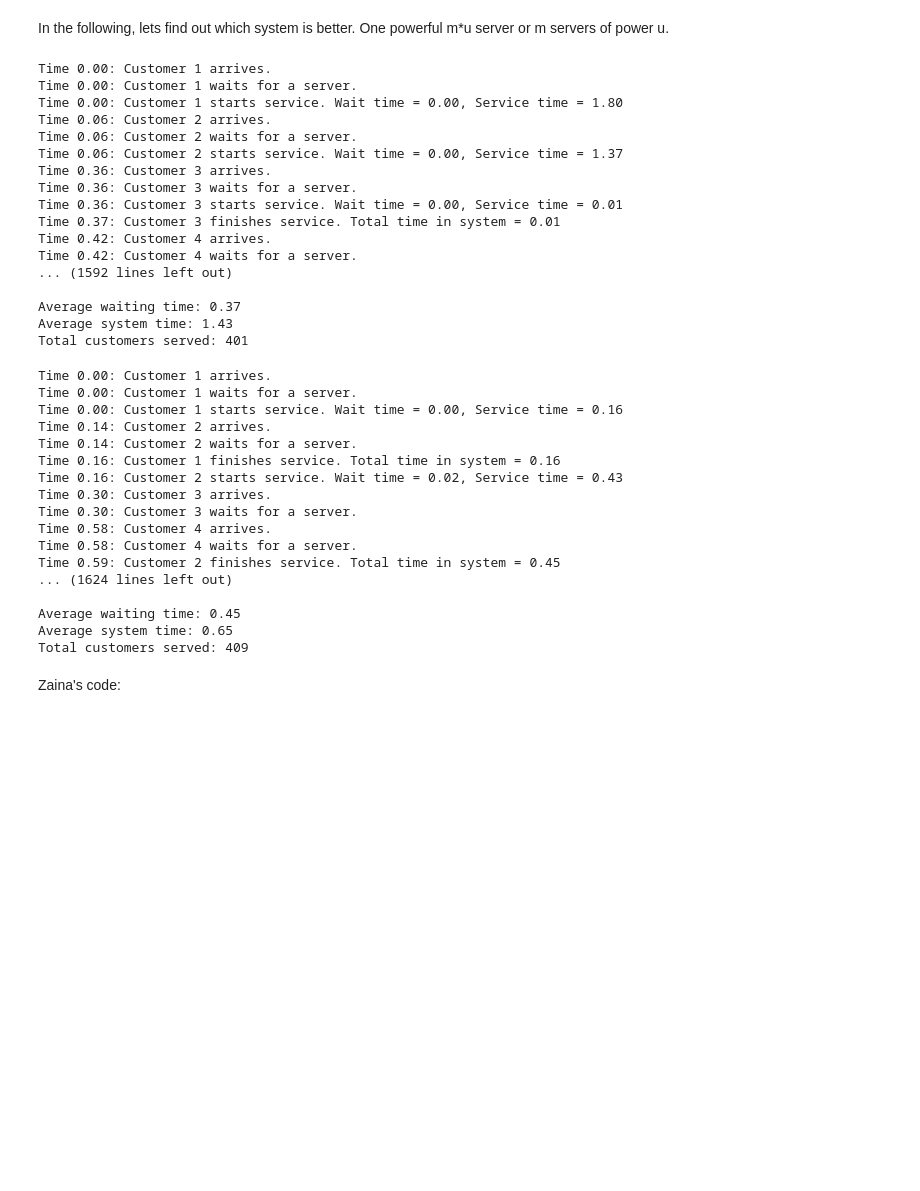
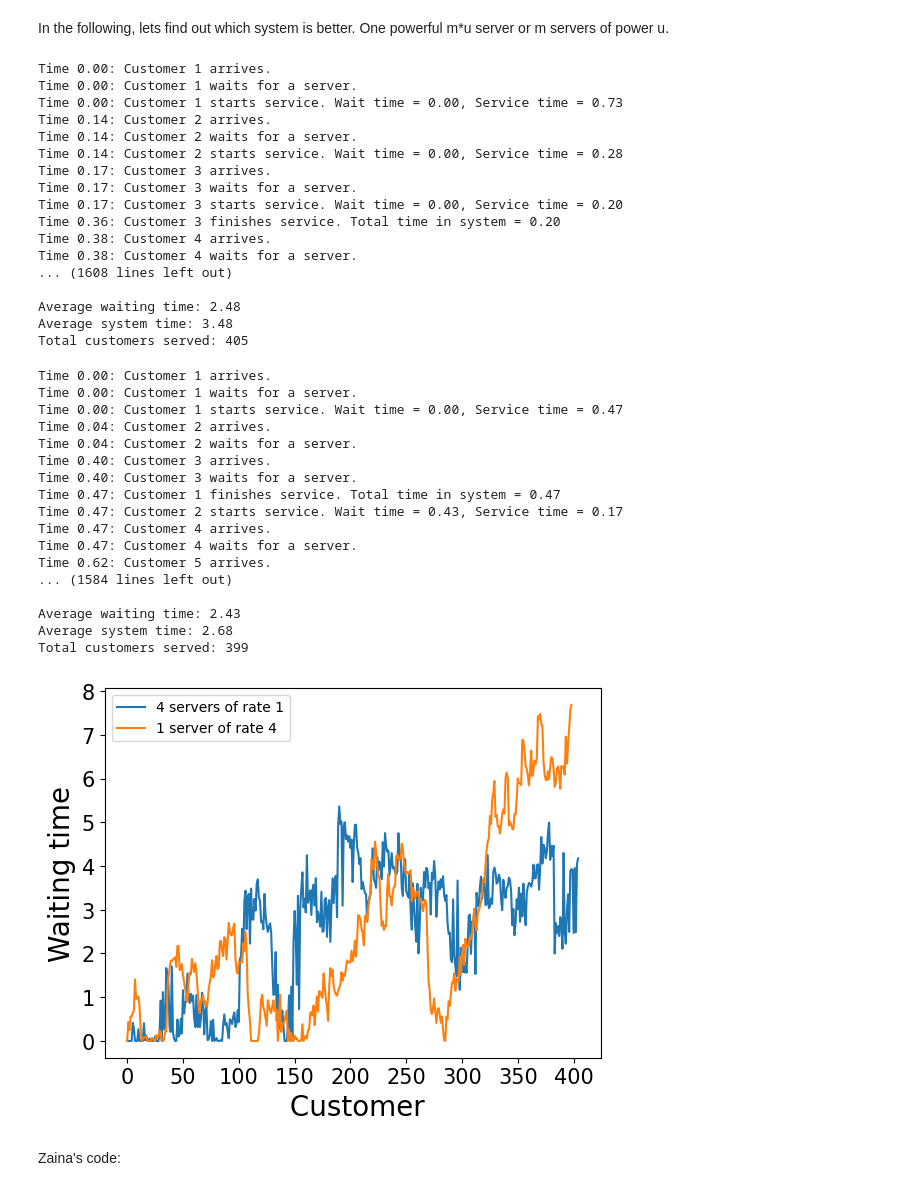
Before and after one commit to victorgarciacervantes/Discrete_event_simulation, a Jupyter notebook: prueba_2.ipynb, the cells around one changed output. Cells and saved outputs as stored; diff of their text form; code cells hidden in the pictures; blank space fills up the shorter version.

```diff
--- a/prueba_2.ipynb
+++ b/prueba_2.ipynb
@@ -295,7 +302,7 @@ In the following, lets find out which system is better. One powerful m*u server
 # case several servers
 l = 4  # Rate of customer arrivals (lambda)
 u = 1  # Rate of service (mu)
-m = 5  # Number of servers
+m = 4  # Number of servers
 sim_duration = 100  # Simulation duration (in time units)
 
 # Lists to store results
@@ -317,28 +324,30 @@ env.run()
 print(f"\nAverage waiting time: {sum(waiting_times) / len(waiting_times):.2f}")
 print(f"Average system time: {sum(system_times) / len(system_times):.2f}")
 print(f"Total customers served: {len(waiting_times)}")
+
+waiting_times_several_servers = waiting_times
 # %% [output]
 Time 0.00: Customer 1 arrives.
 Time 0.00: Customer 1 waits for a server.
-Time 0.00: Customer 1 starts service. Wait time = 0.00, Service time = 1.80
-Time 0.06: Customer 2 arrives.
-Time 0.06: Customer 2 waits for a server.
-Time 0.06: Customer 2 starts service. Wait time = 0.00, Service time = 1.37
-Time 0.36: Customer 3 arrives.
-Time 0.36: Customer 3 waits for a server.
-Time 0.36: Customer 3 starts service. Wait time = 0.00, Service time = 0.01
-Time 0.37: Customer 3 finishes service. Total time in system = 0.01
-Time 0.42: Customer 4 arrives.
-Time 0.42: Customer 4 waits for a server.
-... (1592 lines left out)
+Time 0.00: Customer 1 starts service. Wait time = 0.00, Service time = 0.73
+Time 0.14: Customer 2 arrives.
+Time 0.14: Customer 2 waits for a server.
+Time 0.14: Customer 2 starts service. Wait time = 0.00, Service time = 0.28
+Time 0.17: Customer 3 arrives.
+Time 0.17: Customer 3 waits for a server.
+Time 0.17: Customer 3 starts service. Wait time = 0.00, Service time = 0.20
+Time 0.36: Customer 3 finishes service. Total time in system = 0.20
+Time 0.38: Customer 4 arrives.
+Time 0.38: Customer 4 waits for a server.
+... (1608 lines left out)
 
-Average waiting time: 0.37
-Average system time: 1.43
-Total customers served: 401
+Average waiting time: 2.48
+Average system time: 3.48
+Total customers served: 405
 # %%
 # case one powerful server
 l = 4  # Rate of customer arrivals (lambda)
-u = 5  # Rate of service (mu)
+u = 4  # Rate of service (mu)
 m = 1  # Number of servers
 sim_duration = 100  # Simulation duration (in time units)
 
@@ -348,6 +357,7 @@ system_times = []
 
 
 # Initialize the environment and server pool
+random.seed(1)
 env = simpy.Environment()
 servers = simpy.Resource(env, capacity=m)
 
@@ -361,24 +371,38 @@ env.run()
 print(f"\nAverage waiting time: {sum(waiting_times) / len(waiting_times):.2f}")
 print(f"Average system time: {sum(system_times) / len(system_times):.2f}")
 print(f"Total customers served: {len(waiting_times)}")
+
+waiting_times_powerful_server = waiting_times
 # %% [output]
 Time 0.00: Customer 1 arrives.
 Time 0.00: Customer 1 waits for a server.
-Time 0.00: Customer 1 starts service. Wait time = 0.00, Service time = 0.16
-Time 0.14: Customer 2 arrives.
-Time 0.14: Customer 2 waits for a server.
-Time 0.16: Customer 1 finishes service. Total time in system = 0.16
-Time 0.16: Customer 2 starts service. Wait time = 0.02, Service time = 0.43
-Time 0.30: Customer 3 arrives.
-Time 0.30: Customer 3 waits for a server.
-Time 0.58: Customer 4 arrives.
-Time 0.58: Customer 4 waits for a server.
-Time 0.59: Customer 2 finishes service. Total time in system = 0.45
-... (1624 lines left out)
+Time 0.00: Customer 1 starts service. Wait time = 0.00, Service time = 0.47
+Time 0.04: Customer 2 arrives.
+Time 0.04: Customer 2 waits for a server.
+Time 0.40: Customer 3 arrives.
+Time 0.40: Customer 3 waits for a server.
+Time 0.47: Customer 1 finishes service. Total time in system = 0.47
+Time 0.47: Customer 2 starts service. Wait time = 0.43, Service time = 0.17
+Time 0.47: Customer 4 arrives.
+Time 0.47: Customer 4 waits for a server.
+Time 0.62: Customer 5 arrives.
+... (1584 lines left out)
 
-Average waiting time: 0.45
-Average system time: 0.65
-Total customers served: 409
+Average waiting time: 2.43
+Average system time: 2.68
+Total customers served: 399
+# %%
+plt.plot(waiting_times_several_servers, label = "4 servers of rate 1")
+plt.plot(waiting_times_powerful_server, label = "1 server of rate 4")
+plt.legend(loc=2)
+plt.xticks(fontsize=15)
+plt.yticks(fontsize=15)
+xlabel(" Customer", fontsize = 20)
+ylabel("Waiting time", fontsize = 20)
+plt.savefig("unique_vs_several_servers.png")
+plt.show()
+# %% [output]
+[figure, added]
 # %% [markdown]
 Zaina's code:
 # %%
```
Also changed, not shown: parts of 9 cells of this notebook.
